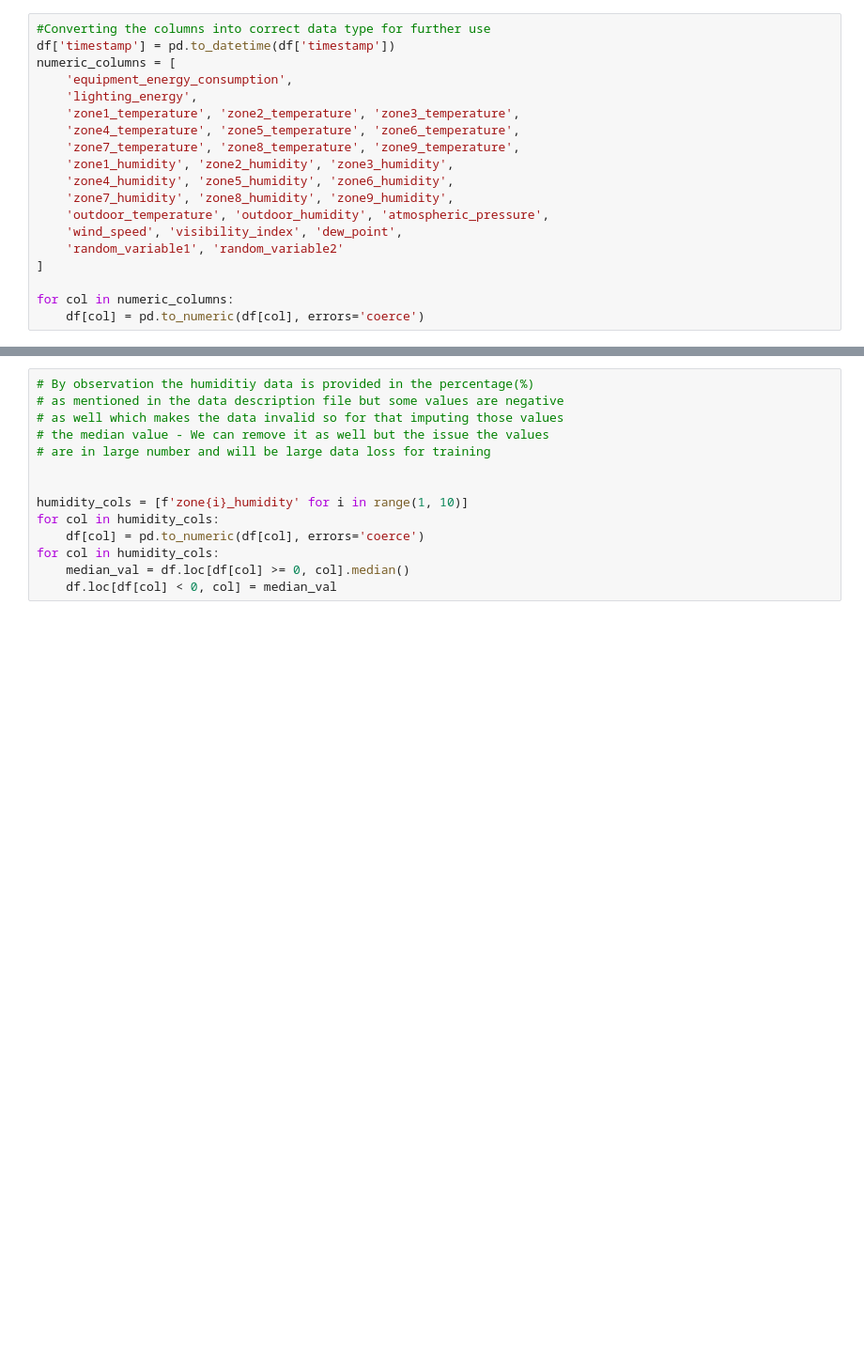
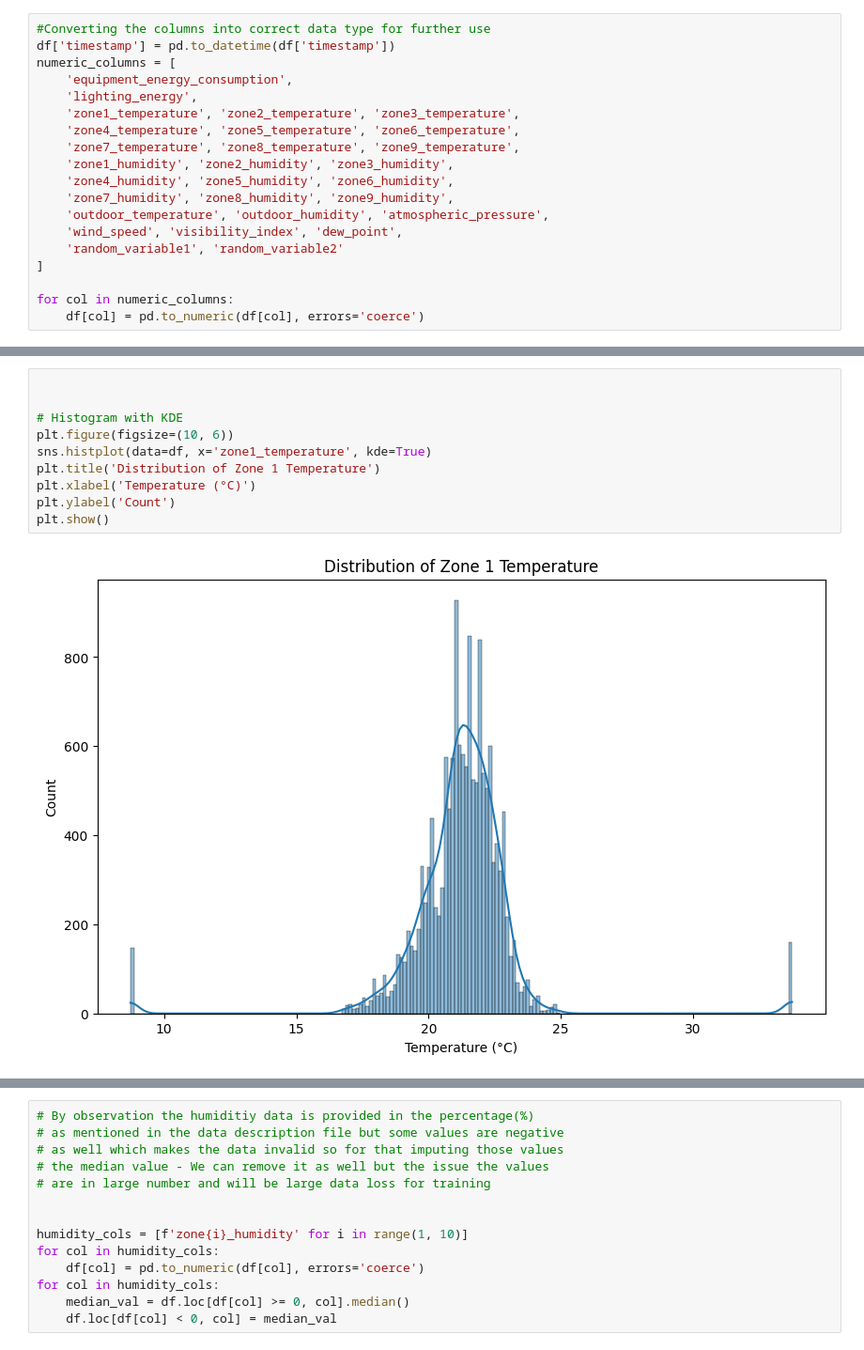
Before and after one commit to ShubhaMahobia/DS-Intern-Assignment-Shubham_Mahobia, a Jupyter notebook: main.ipynb, the cells around one changed output, grey strips where cells are left out. Shown at 94% size. Cells and saved outputs as stored; diff of their text form; blank space fills up the shorter version.

```diff
--- a/main.ipynb
+++ b/main.ipynb
@@ -103,0 +134,12 @@ dtype: int64
+# %%
+
+
+# Histogram with KDE
+plt.figure(figsize=(10, 6))
+sns.histplot(data=df, x='zone1_temperature', kde=True)
+plt.title('Distribution of Zone 1 Temperature')
+plt.xlabel('Temperature (°C)')
+plt.ylabel('Count')
+plt.show()
+# %% [output]
+[figure, added]
```
Also changed, not shown: parts of 7 cells of this notebook.
